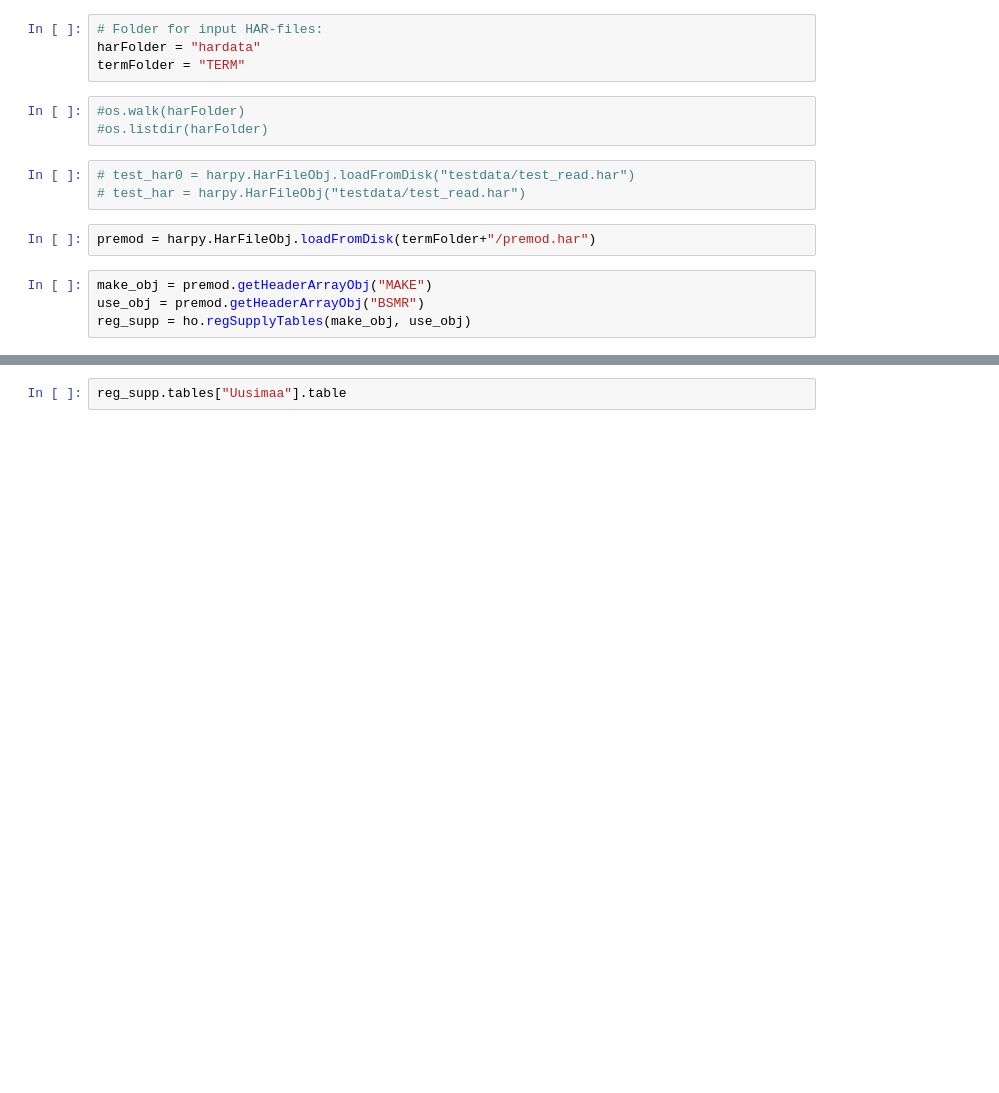
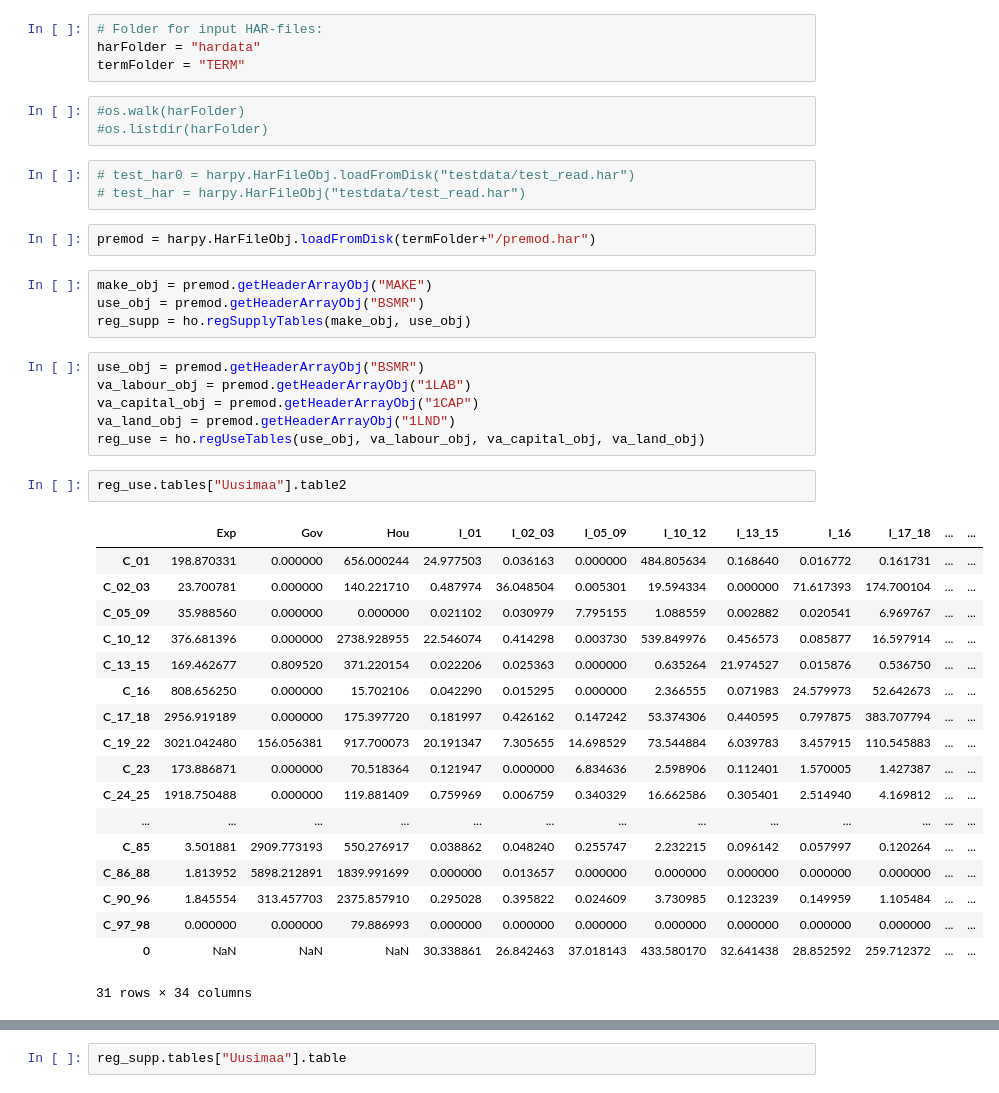
Before and after one commit to pttry/alta, a Jupyter notebook: Read_har.ipynb, the cells around one changed output, grey strips where cells are left out. Saved outputs shown, nothing was run; the diff lists cells and outputs as text; blank space fills up the shorter version.

Commit message:
use table init

```diff
--- a/Read_har.ipynb
+++ b/Read_har.ipynb
@@ -29,3 +47,30 @@ premod = harpy.HarFileObj.loadFromDisk(termFolder+"/premod.har")
 make_obj = premod.getHeaderArrayObj("MAKE")
 use_obj = premod.getHeaderArrayObj("BSMR")
 reg_supp = ho.regSupplyTables(make_obj, use_obj)
+# %%
+use_obj = premod.getHeaderArrayObj("BSMR")
+va_labour_obj = premod.getHeaderArrayObj("1LAB")
+va_capital_obj = premod.getHeaderArrayObj("1CAP")
+va_land_obj = premod.getHeaderArrayObj("1LND")
+reg_use = ho.regUseTables(use_obj, va_labour_obj, va_capital_obj, va_land_obj)
+# %%
+reg_use.tables["Uusimaa"].table2
+# %% [output]
+|  | Exp | Gov | Hou | I_01 | I_02_03 | I_05_09 | I_10_12 | I_13_15 | I_16 | I_17_18 | ... | ... |
+| C_01 | 198.870331 | 0.000000 | 656.000244 | 24.977503 | 0.036163 | 0.000000 | 484.805634 | 0.168640 | 0.016772 | 0.161731 | ... | ... |
+| C_02_03 | 23.700781 | 0.000000 | 140.221710 | 0.487974 | 36.048504 | 0.005301 | 19.594334 | 0.000000 | 71.617393 | 174.700104 | ... | ... |
+| C_05_09 | 35.988560 | 0.000000 | 0.000000 | 0.021102 | 0.030979 | 7.795155 | 1.088559 | 0.002882 | 0.020541 | 6.969767 | ... | ... |
+| C_10_12 | 376.681396 | 0.000000 | 2738.928955 | 22.546074 | 0.414298 | 0.003730 | 539.849976 | 0.456573 | 0.085877 | 16.597914 | ... | ... |
+| C_13_15 | 169.462677 | 0.809520 | 371.220154 | 0.022206 | 0.025363 | 0.000000 | 0.635264 | 21.974527 | 0.015876 | 0.536750 | ... | ... |
+| C_16 | 808.656250 | 0.000000 | 15.702106 | 0.042290 | 0.015295 | 0.000000 | 2.366555 | 0.071983 | 24.579973 | 52.642673 | ... | ... |
+| C_17_18 | 2956.919189 | 0.000000 | 175.397720 | 0.181997 | 0.426162 | 0.147242 | 53.374306 | 0.440595 | 0.797875 | 383.707794 | ... | ... |
+| C_19_22 | 3021.042480 | 156.056381 | 917.700073 | 20.191347 | 7.305655 | 14.698529 | 73.544884 | 6.039783 | 3.457915 | 110.545883 | ... | ... |
+| C_23 | 173.886871 | 0.000000 | 70.518364 | 0.121947 | 0.000000 | 6.834636 | 2.598906 | 0.112401 | 1.570005 | 1.427387 | ... | ... |
+| C_24_25 | 1918.750488 | 0.000000 | 119.881409 | 0.759969 | 0.006759 | 0.340329 | 16.662586 | 0.305401 | 2.514940 | 4.169812 | ... | ... |
+| ... | ... | ... | ... | ... | ... | ... | ... | ... | ... | ... | ... | ... |
+| C_85 | 3.501881 | 2909.773193 | 550.276917 | 0.038862 | 0.048240 | 0.255747 | 2.232215 | 0.096142 | 0.057997 | 0.120264 | ... | ... |
+| C_86_88 | 1.813952 | 5898.212891 | 1839.991699 | 0.000000 | 0.013657 | 0.000000 | 0.000000 | 0.000000 | 0.000000 | 0.000000 | ... | ... |
+| C_90_96 | 1.845554 | 313.457703 | 2375.857910 | 0.295028 | 0.395822 | 0.024609 | 3.730985 | 0.123239 | 0.149959 | 1.105484 | ... | ... |
+| C_97_98 | 0.000000 | 0.000000 | 79.886993 | 0.000000 | 0.000000 | 0.000000 | 0.000000 | 0.000000 | 0.000000 | 0.000000 | ... | ... |
+| 0 | NaN | NaN | NaN | 30.338861 | 26.842463 | 37.018143 | 433.580170 | 32.641438 | 28.852592 | 259.712372 | ... | ... |
+31 rows × 34 columns
```
Also changed, not shown: parts of 7 cells of this notebook, 2 other files.
